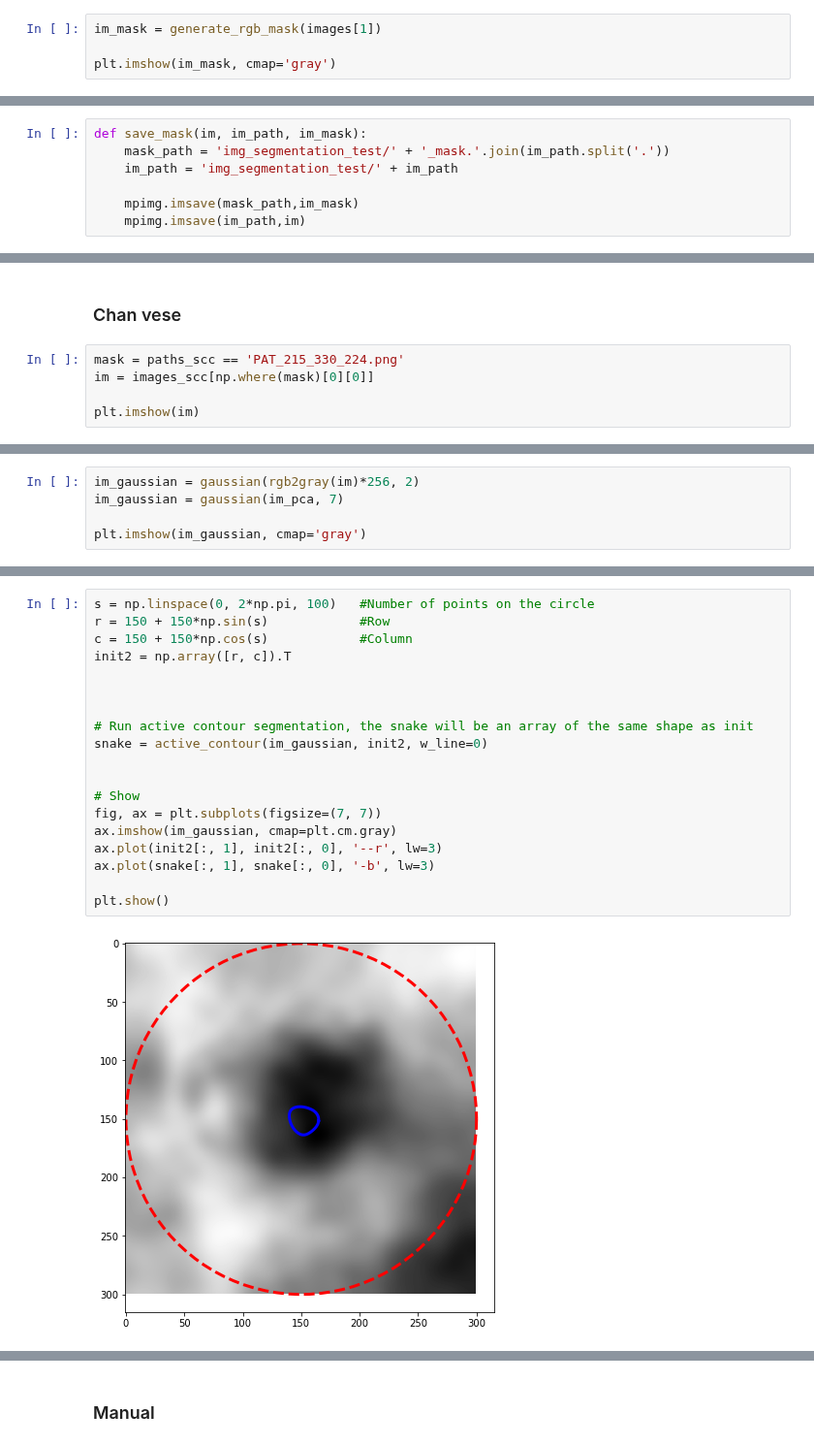
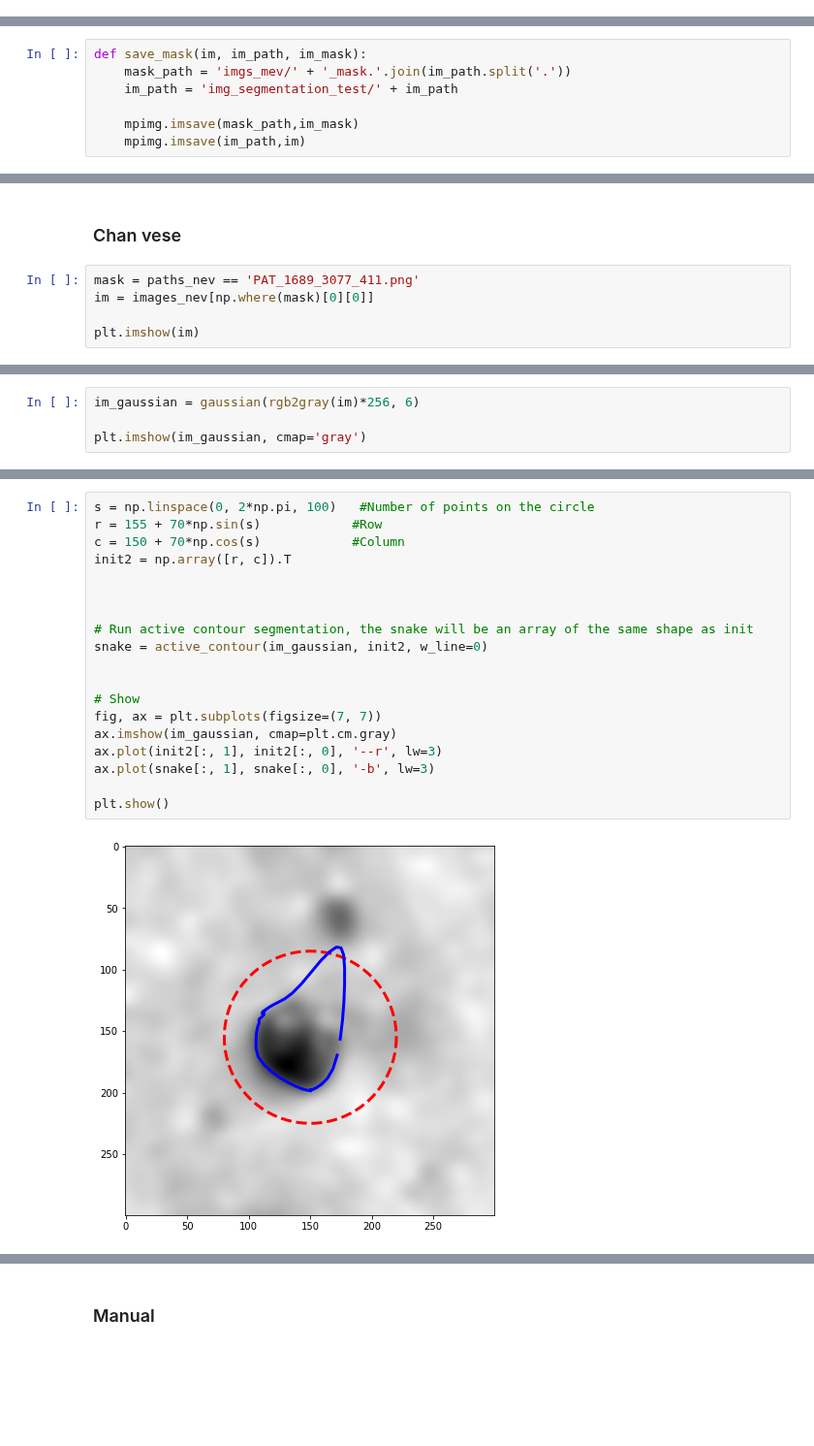
Before and after one commit to julielhagen/First-Year-Project, a Jupyter notebook: Segmentation.ipynb, the cells around one changed output, grey strips where cells are left out. Shown at 97% size. Drawn from its saved outputs; the diff is of its cells as text; blank space fills up the shorter version.

```diff
--- a/Segmentation.ipynb
+++ b/Segmentation.ipynb
@@ -109,4 +98,0 @@ plt.imshow(im_mask, cmap='gray')
-# %%
-im_mask = generate_rgb_mask(images[1])
-
-plt.imshow(im_mask, cmap='gray')
@@ -116,6 +99,6 @@ plt.imshow(im_mask, cmap='gray')
 # %%
 def save_mask(im, im_path, im_mask):
-    mask_path = 'img_segmentation_test/' + '_mask.'.join(im_path.split('.'))
+    mask_path = 'imgs_mev/' + '_mask.'.join(im_path.split('.'))
     im_path = 'img_segmentation_test/' + im_path
 
     mpimg.imsave(mask_path,im_mask)
@@ -255,8 +210,8 @@ for i in range(len(images_scc)):
 # %% [markdown]
 ### Chan vese
 # %%
-mask = paths_scc == 'PAT_215_330_224.png'
-im = images_scc[np.where(mask)[0][0]]
+mask = paths_nev == 'PAT_1689_3077_411.png'
+im = images_nev[np.where(mask)[0][0]]
 
 plt.imshow(im)
 # %% [output]
@@ -265,6 +219,5 @@ plt.imshow(im)
 # %%
-im_gaussian = gaussian(rgb2gray(im)*256, 2)
-im_gaussian = gaussian(im_pca, 7)
+im_gaussian = gaussian(rgb2gray(im)*256, 6)
 
 plt.imshow(im_gaussian, cmap='gray')
 # %% [output]
@@ -273,24 +226,24 @@ plt.imshow(im_gaussian, cmap='gray')
 # %%
 s = np.linspace(0, 2*np.pi, 100)   #Number of points on the circle
-r = 150 + 150*np.sin(s)            #Row
-c = 150 + 150*np.cos(s)            #Column
+r = 155 + 70*np.sin(s)            #Row
+c = 150 + 70*np.cos(s)            #Column
 init2 = np.array([r, c]).T
 
 
 
 # Run active contour segmentation, the snake will be an array of the same shape as init
 snake = active_contour(im_gaussian, init2, w_line=0)
 
 
 # Show
 fig, ax = plt.subplots(figsize=(7, 7))
 ax.imshow(im_gaussian, cmap=plt.cm.gray)
 ax.plot(init2[:, 1], init2[:, 0], '--r', lw=3)
 ax.plot(snake[:, 1], snake[:, 0], '-b', lw=3)
 
 plt.show()
 # %% [output]
-[figure, old version]
+[figure, new version]
 # %%
 # Create an empty image to add the mask to
 im_mask = np.zeros_like(im_gaussian)
```
Also changed, not shown: parts of 23 cells of this notebook.
